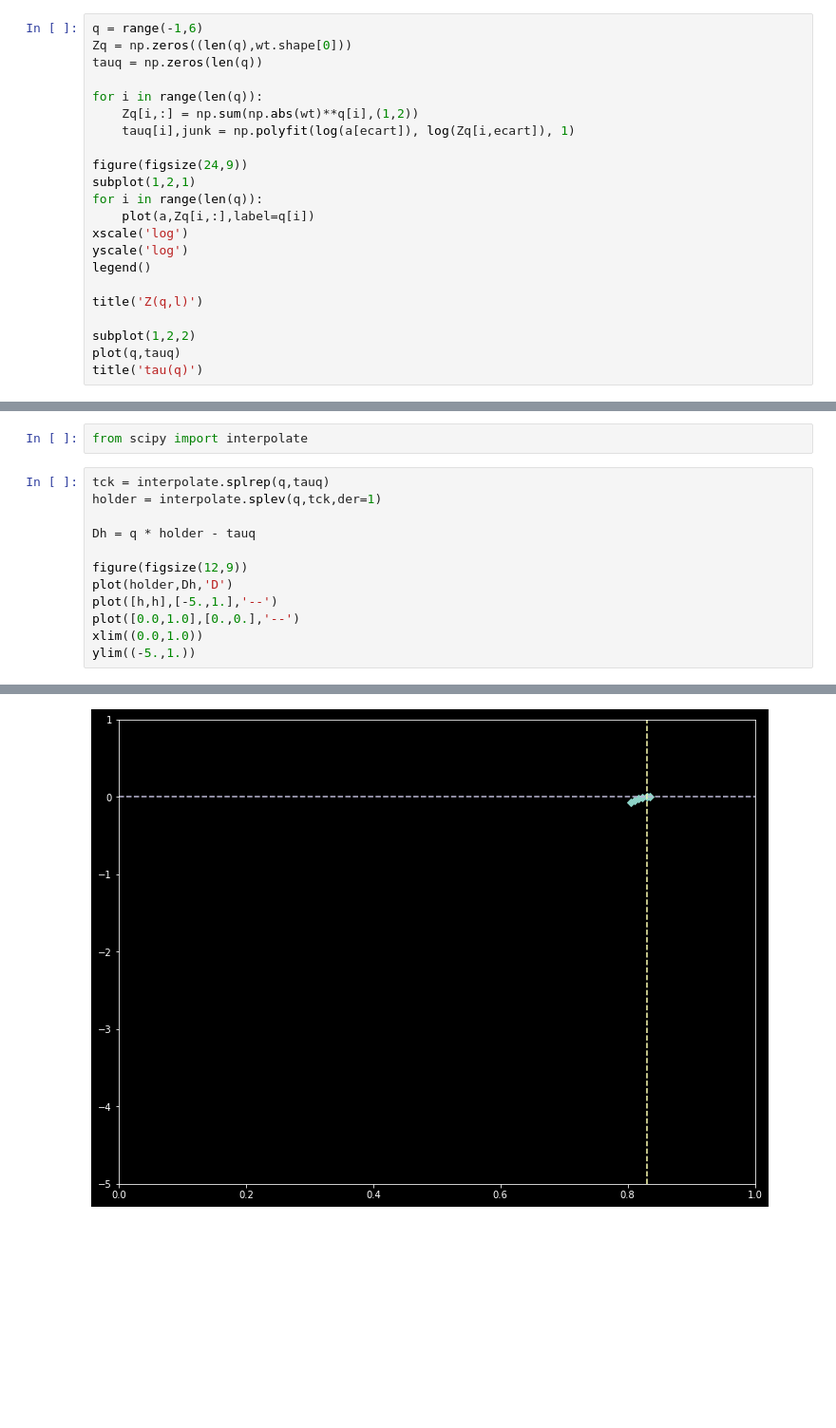
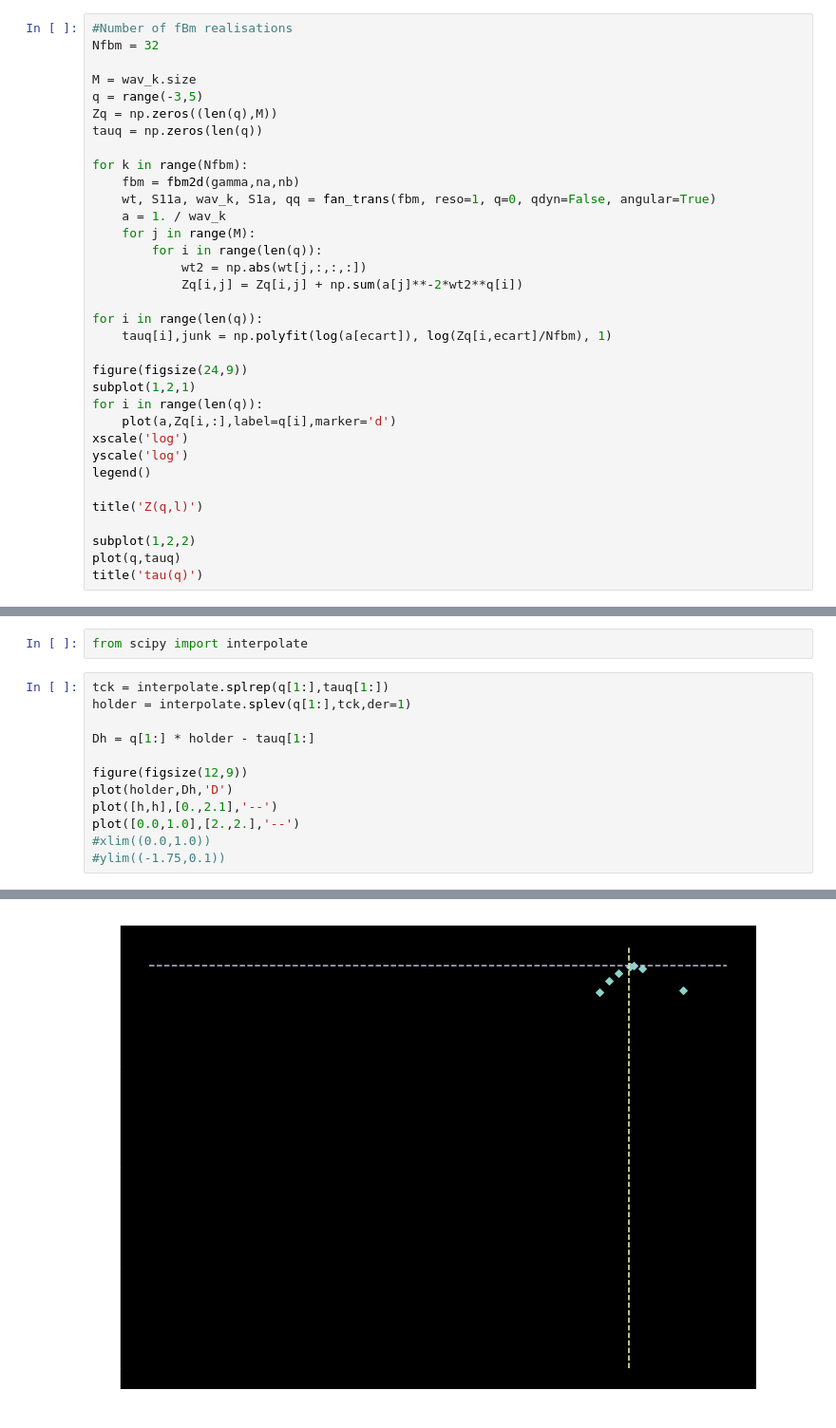
Before and after one commit to hoangducthuong/notebooks, a Jupyter notebook: multifractal/gamma_vs_h.ipynb, the cells around one changed output, grey strips where cells are left out. Shown at 95% size. Saved outputs shown, nothing was run; the diff lists cells and outputs as text; blank space fills up the shorter version.

```diff
--- a/multifractal/gamma_vs_h.ipynb
+++ b/multifractal/gamma_vs_h.ipynb
@@ -104,18 +106,30 @@ According to [Kestener et al. 2010](https://ui.adsabs.harvard.edu/abs/2010ApJ...
 
 $$\mathcal{Z}(q,l) = \sum_{\mathbf{x}} |\tilde{f}(l,\mathbf{x})|^q$$
 # %%
-q = range(-1,6)
-Zq = np.zeros((len(q),wt.shape[0]))
+#Number of fBm realisations
+Nfbm = 32
+
+M = wav_k.size
+q = range(-3,5)
+Zq = np.zeros((len(q),M))
 tauq = np.zeros(len(q))
 
+for k in range(Nfbm):
+    fbm = fbm2d(gamma,na,nb)
+    wt, S11a, wav_k, S1a, qq = fan_trans(fbm, reso=1, q=0, qdyn=False, angular=True)
+    a = 1. / wav_k
+    for j in range(M):
+        for i in range(len(q)):
+            wt2 = np.abs(wt[j,:,:,:])
+            Zq[i,j] = Zq[i,j] + np.sum(a[j]**-2*wt2**q[i])
+
 for i in range(len(q)):
-    Zq[i,:] = np.sum(np.abs(wt)**q[i],(1,2))
-    tauq[i],junk = np.polyfit(log(a[ecart]), log(Zq[i,ecart]), 1)
+    tauq[i],junk = np.polyfit(log(a[ecart]), log(Zq[i,ecart]/Nfbm), 1)
 
 figure(figsize(24,9))
 subplot(1,2,1)
 for i in range(len(q)):
-    plot(a,Zq[i,:],label=q[i])
+    plot(a,Zq[i,:],label=q[i],marker='d')
 xscale('log')
 yscale('log')
 legend()
@@ -139,15 +152,15 @@ $$h = \frac{d\tau(q)}{dq}$$
 # %%
 from scipy import interpolate
 # %%
-tck = interpolate.splrep(q,tauq)
-holder = interpolate.splev(q,tck,der=1)
+tck = interpolate.splrep(q[1:],tauq[1:])
+holder = interpolate.splev(q[1:],tck,der=1)
 
-Dh = q * holder - tauq
+Dh = q[1:] * holder - tauq[1:]
 
 figure(figsize(12,9))
 plot(holder,Dh,'D')
-plot([h,h],[-5.,1.],'--')
-plot([0.0,1.0],[0.,0.],'--')
-xlim((0.0,1.0))
-ylim((-5.,1.))
+plot([h,h],[0.,2.1],'--')
+plot([0.0,1.0],[2.,2.],'--')
+#xlim((0.0,1.0))
+#ylim((-1.75,0.1))
 # %% [output]
@@ -155 +168 @@ ylim((-5.,1.))
-[figure, old version]
+[figure, new version]
```
Also changed, not shown: parts of 4 cells of this notebook.
